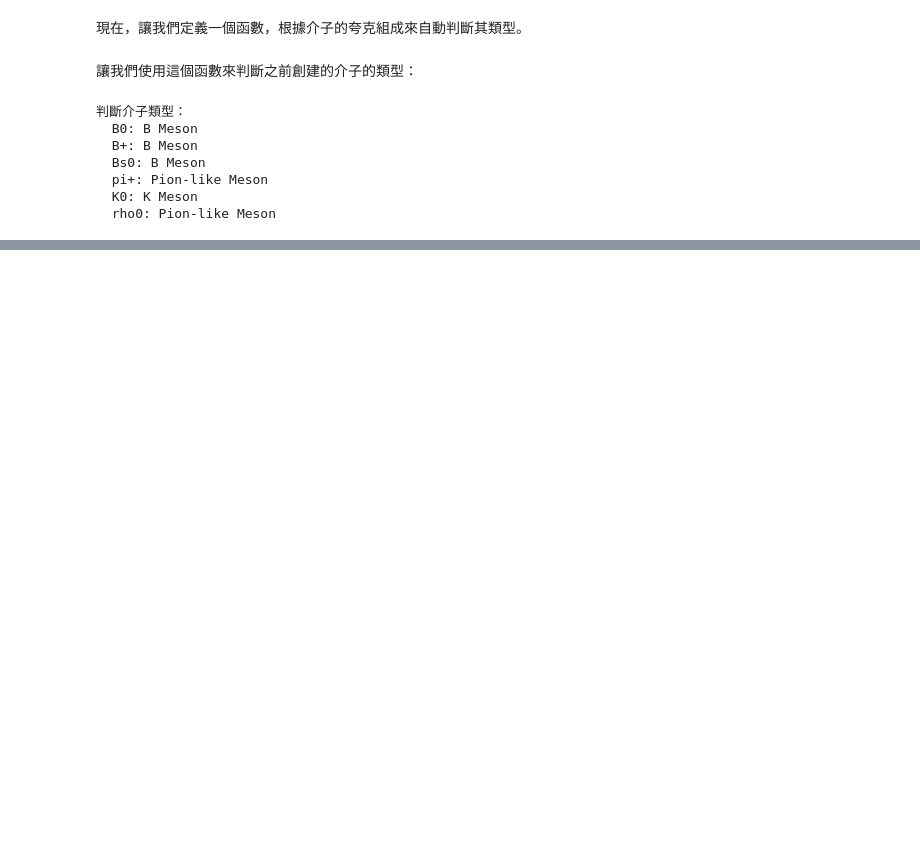
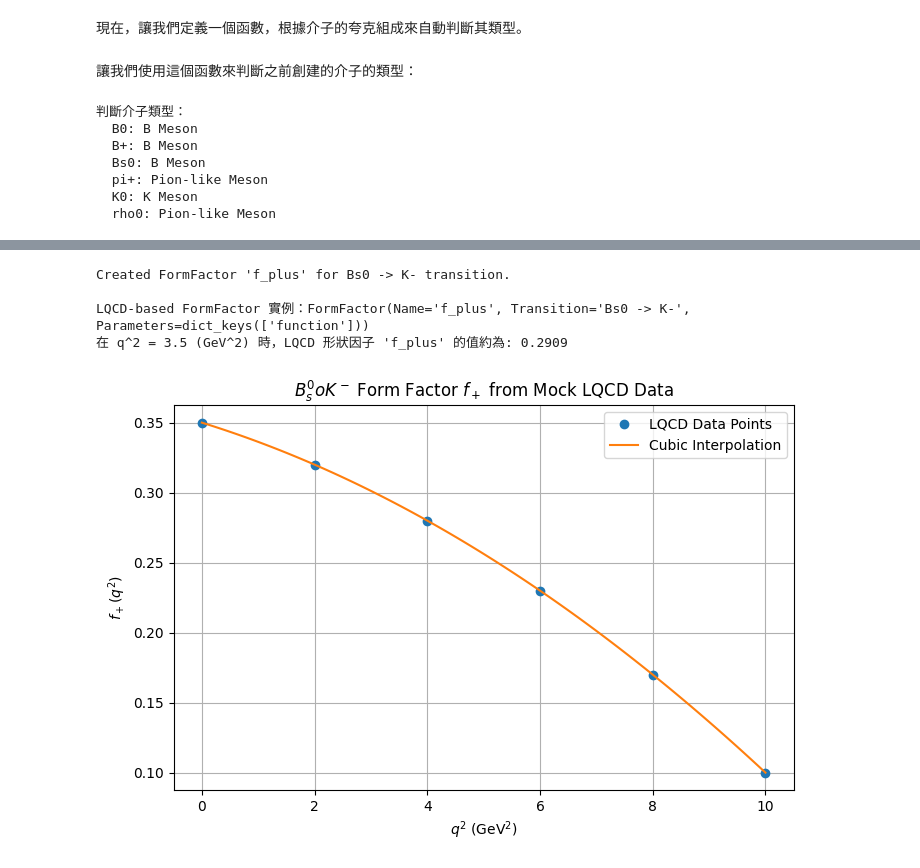
Before and after one commit to twyeh/highenergy, a Jupyter notebook: QCDF_Branching_Ratios_and_Asymmetries.ipynb, the cells around one changed output, grey strips where cells are left out. Cells and saved outputs as stored; diff of their text form; code cells hidden in the pictures; blank space fills up the shorter version.

```diff
--- a/QCDF_Branching_Ratios_and_Asymmetries.ipynb
+++ b/QCDF_Branching_Ratios_and_Asymmetries.ipynb
@@ -330,0 +1301,18 @@ print(f"  {Rho_zero.name}: {get_meson_type(Rho_zero.quark1, Rho_zero.quark2)}")
+# %%
+import cmath # For complex numbers
+
+# 假設性的 Wilson 係數，以字典形式儲存，key 為算子名稱
+# 實際值會是來自特定理論計算的複雜數
+wilson_coefficients = {
+    'O1_bs_cc_CurrentCurrent': complex(1.0, 0.1), # C1
+    'O2_bs_cc_CurrentCurrent': complex(0.5, 0.05), # C2
+    'O3_bs_uu_QCDPenguin': complex(-0.1, 0.02), # C3
+    'O3_bs_dd_QCDPenguin_Example': complex(-0.1, 0.02), # C3 (same as O3 for different quarks in this simplified view)
+    'O7_bs_uu_EWPenguin': complex(0.01, -0.005), # C7 (Electroweak Penguin)
+    'O7gamma_ElectromagneticPenguin': complex(-0.3, 0.04), # C7gamma
+    'O8g_GluonPenguin': complex(-0.2, -0.03) # C8g
+}
+
+print("已定義範例 Wilson 係數：")
+for name, coeff in wilson_coefficients.items():
+    print(f"  {name}: {coeff}")
@@ -330,0 +1991,50 @@ print(f"  {Rho_zero.name}: {get_meson_type(Rho_zero.quark1, Rho_zero.quark2)}")
+# %%
+from scipy.interpolate import interp1d
+
+# 假設的 LQCD 計算結果 for B_s0 -> K- form factor f_plus
+# 這些是離散的數據點 (q^2 值和對應的 f_plus 值)
+mock_lqcd_q_squared = np.array([0.0, 2.0, 4.0, 6.0, 8.0, 10.0])
+mock_lqcd_f_plus_values = np.array([0.35, 0.32, 0.28, 0.23, 0.17, 0.10])
+
+# 創建一個插值函數
+f_plus_bs_to_k_lqcd_interp = interp1d(
+    mock_lqcd_q_squared, mock_lqcd_f_plus_values,
+    kind='cubic', # 可以選擇 'linear', 'quadratic', 'cubic' 等插值方法
+    fill_value="extrapolate" # 允許外推，或設置為 (min_value, max_value) 限制範圍
+)
+
+# 實例化 B_s0 到 K- 躍遷的 FormFactor，使用 LQCD 插值函數
+# 首先創建 K- 介子 (如果還沒創建)
+K_minus = Meson(name='K-', quark1=strange_quark, quark2=anti_up_quark, mass_GeVc2=0.497, spin=0, parity='-')
+
+f_plus_Bs0_to_K_LQCD = FormFactor(
+    name='f_plus',
+    initial_meson=B_s_zero,
+    final_meson=K_minus,
+    parameters={'function': f_plus_bs_to_k_lqcd_interp}
+)
+
+print(f"\nLQCD-based FormFactor 實例：{f_plus_Bs0_to_K_LQCD}")
+
+# 獲取在特定 q^2 下的形狀因子值
+q_squared_lqcd_example = 3.5
+value_lqcd_at_q2 = f_plus_Bs0_to_K_LQCD.get_value(q_squared_lqcd_example)
+print(f"在 q^2 = {q_squared_lqcd_example} (GeV^2) 時，LQCD 形狀因子 '{f_plus_Bs0_to_K_LQCD.name}' 的值約為: {value_lqcd_at_q2:.4f}")
+
+# 繪製插值函數來可視化
+fig, ax = plt.subplots(figsize=(8, 5))
+ax.plot(mock_lqcd_q_squared, mock_lqcd_f_plus_values, 'o', label='LQCD Data Points')
+interp_q_squared = np.linspace(0, 10, 100)
+ax.plot(interp_q_squared, f_plus_bs_to_k_lqcd_interp(interp_q_squared), '-', label='Cubic Interpolation')
+ax.set_xlabel('$q^2$ (GeV$^2$)')
+ax.set_ylabel('$f_+(q^2)$')
+ax.set_title('$B_s^0 \to K^-$ Form Factor $f_+$ from Mock LQCD Data')
+ax.legend()
+plt.grid(True)
+plt.show()
+# %% [output]
+Created FormFactor 'f_plus' for Bs0 -> K- transition.
+
+LQCD-based FormFactor 實例：FormFactor(Name='f_plus', Transition='Bs0 -> K-', Parameters=dict_keys(['function']))
+在 q^2 = 3.5 (GeV^2) 時，LQCD 形狀因子 'f_plus' 的值約為: 0.2909
+[figure, added]
```
Also changed, not shown: parts of 122 cells of this notebook.
